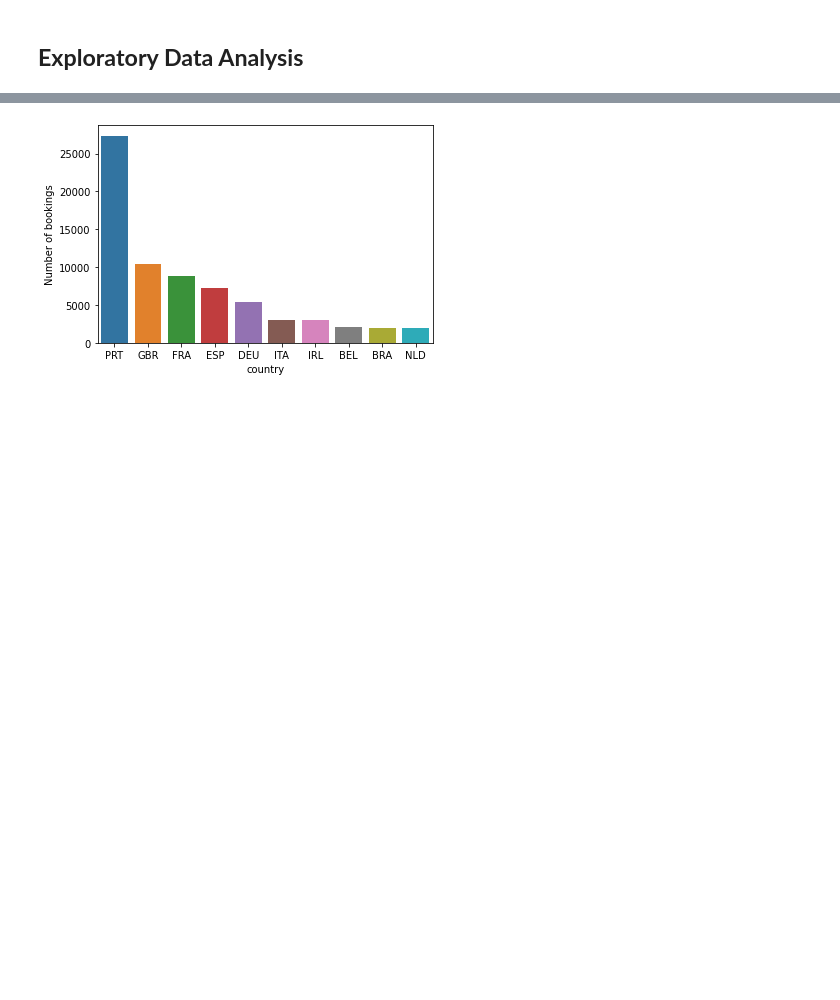
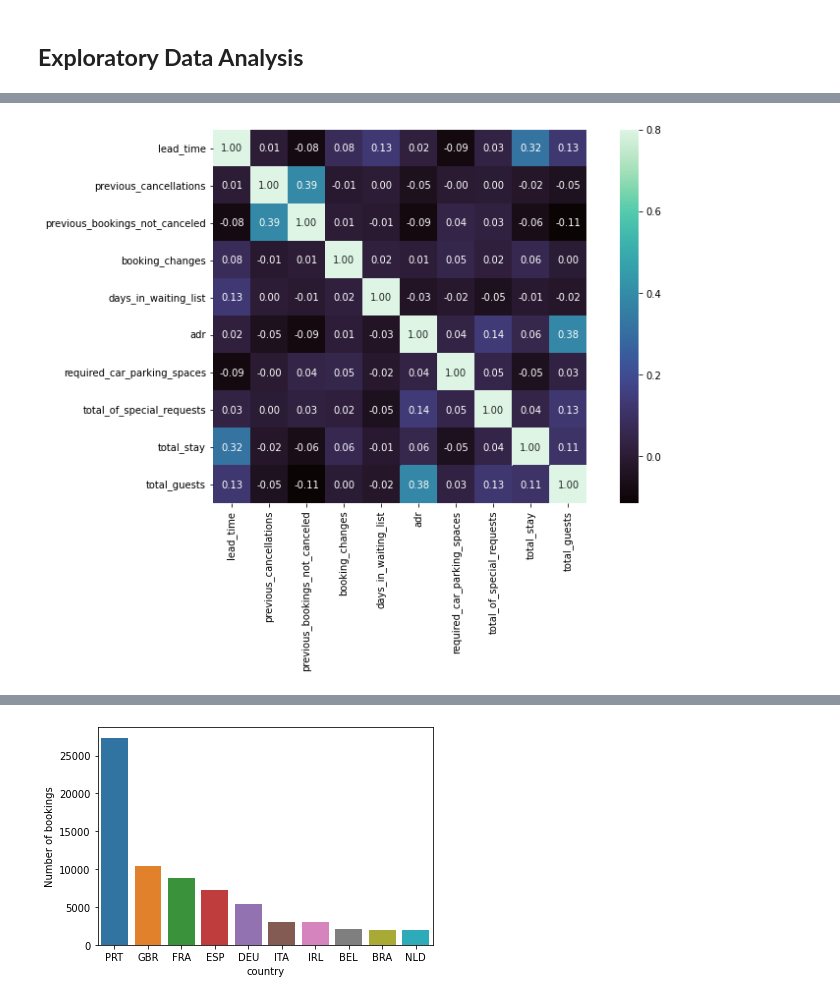
Before and after one commit to SakshamTripathi1996/Data-Science, a Jupyter notebook: Team_Hotel_Booking_Analysis_Capstone_Project.ipynb, the cells around one changed output, grey strips where cells are left out. Saved outputs shown, nothing was run; the diff lists cells and outputs as text; code cells hidden in the pictures; blank space fills up the shorter version.

```diff
--- a/Team_Hotel_Booking_Analysis_Capstone_Project.ipynb
+++ b/Team_Hotel_Booking_Analysis_Capstone_Project.ipynb
@@ -161,2 +175,0 @@ data.drop(data.loc[data['adr']==5400].index, inplace=True)
-# %%
-data.drop(data.loc[data['market_segment']=='Undefined'].index, inplace=True)
@@ -165,5 +176,8 @@ data.drop(data.loc[data['market_segment']=='Undefined'].index, inplace=True)
-# %%
-data['reservation_status_date']=pd.to_datetime(data['reservation_status_date']).dt.date.astype('datetime64[ns]')
-data[['children','company','agent']]=data[['children','company','agent']].astype(int)
+# %%
+#dropping data where adr is negetive
+data.drop(data[data['adr']<0].index,inplace=True)
+
+#dropping data where adr is very high
+data.drop(data[data['adr']>5000].index, inplace=True)
 # %% [markdown]
 ## **Exploratory Data Analysis**
@@ -171,0 +192,9 @@ Now, lets do data analysis and will answer our questions
+# %%
+num_data = data[['lead_time','previous_cancellations','previous_bookings_not_canceled','booking_changes','days_in_waiting_list','adr','required_car_parking_spaces','total_of_special_requests','total_stay','total_guests']]
+# %%
+#correlation matrix
+corrmat = num_data.corr()
+f, ax = plt.subplots(figsize=(12, 7))
+sns.heatmap(corrmat,annot = True,fmt='.2f', annot_kws={'size': 10},  vmax=.8, square=True,cmap ='mako');
+# %% [output]
+[figure, added]
```
Also changed, not shown: parts of 90 cells of this notebook.
